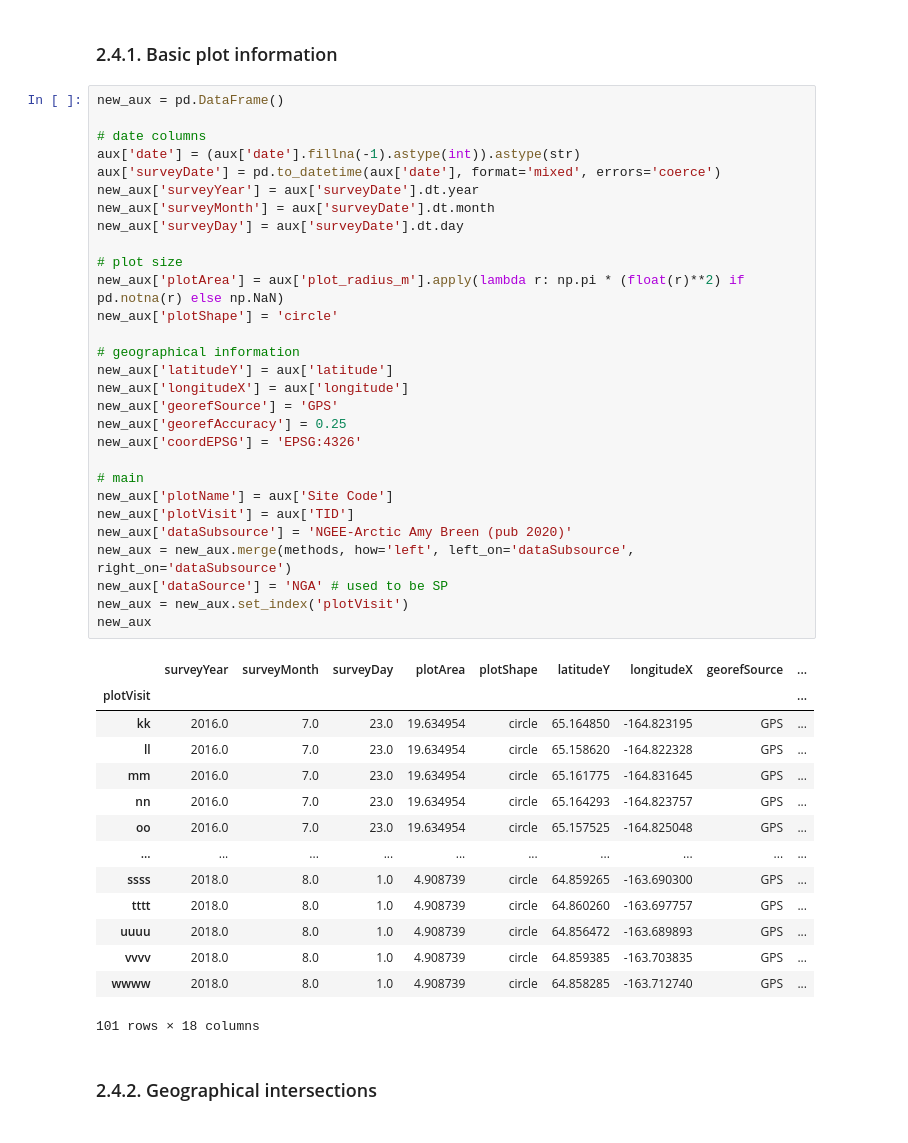
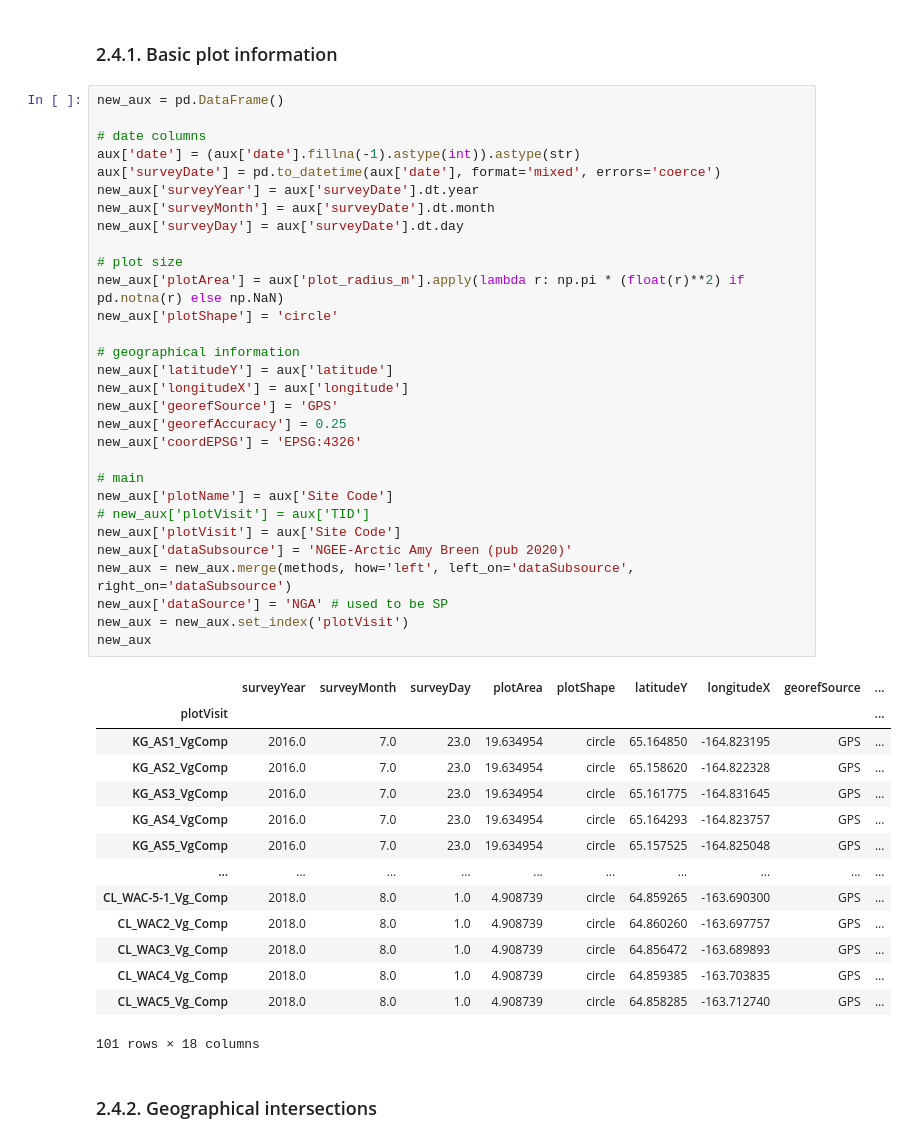
Before and after one commit to climatemodeling/pavc, a Jupyter notebook: processing/standardize_nga.ipynb, the cells around one changed output. Drawn from its saved outputs; the diff is of its cells as text.

```diff
--- a/processing/standardize_nga.ipynb
+++ b/processing/standardize_nga.ipynb
@@ -603,45 +611,46 @@ aux
 new_aux = pd.DataFrame()
 
 # date columns
 aux['date'] = (aux['date'].fillna(-1).astype(int)).astype(str)
 aux['surveyDate'] = pd.to_datetime(aux['date'], format='mixed', errors='coerce')
 new_aux['surveyYear'] = aux['surveyDate'].dt.year
 new_aux['surveyMonth'] = aux['surveyDate'].dt.month
 new_aux['surveyDay'] = aux['surveyDate'].dt.day
 
 # plot size
 new_aux['plotArea'] = aux['plot_radius_m'].apply(lambda r: np.pi * (float(r)**2) if pd.notna(r) else np.NaN)
 new_aux['plotShape'] = 'circle'
 
 # geographical information
 new_aux['latitudeY'] = aux['latitude']
 new_aux['longitudeX'] = aux['longitude']
 new_aux['georefSource'] = 'GPS'
 new_aux['georefAccuracy'] = 0.25
 new_aux['coordEPSG'] = 'EPSG:4326'
 
 # main
 new_aux['plotName'] = aux['Site Code']
-new_aux['plotVisit'] = aux['TID']
+# new_aux['plotVisit'] = aux['TID']
+new_aux['plotVisit'] = aux['Site Code']
 new_aux['dataSubsource'] = 'NGEE-Arctic Amy Breen (pub 2020)'
 new_aux = new_aux.merge(methods, how='left', left_on='dataSubsource', right_on='dataSubsource')
 new_aux['dataSource'] = 'NGA' # used to be SP
 new_aux = new_aux.set_index('plotVisit')
 new_aux
 # %% [output]
 |  | surveyYear | surveyMonth | surveyDay | plotArea | plotShape | latitudeY | longitudeX | georefSource | ... |
 | plotVisit |  |  |  |  |  |  |  |  | ... |
-| kk | 2016.0 | 7.0 | 23.0 | 19.634954 | circle | 65.164850 | -164.823195 | GPS | ... |
-| ll | 2016.0 | 7.0 | 23.0 | 19.634954 | circle | 65.158620 | -164.822328 | GPS | ... |
-| mm | 2016.0 | 7.0 | 23.0 | 19.634954 | circle | 65.161775 | -164.831645 | GPS | ... |
-| nn | 2016.0 | 7.0 | 23.0 | 19.634954 | circle | 65.164293 | -164.823757 | GPS | ... |
-| oo | 2016.0 | 7.0 | 23.0 | 19.634954 | circle | 65.157525 | -164.825048 | GPS | ... |
+| KG_AS1_VgComp | 2016.0 | 7.0 | 23.0 | 19.634954 | circle | 65.164850 | -164.823195 | GPS | ... |
+| KG_AS2_VgComp | 2016.0 | 7.0 | 23.0 | 19.634954 | circle | 65.158620 | -164.822328 | GPS | ... |
+| KG_AS3_VgComp | 2016.0 | 7.0 | 23.0 | 19.634954 | circle | 65.161775 | -164.831645 | GPS | ... |
+| KG_AS4_VgComp | 2016.0 | 7.0 | 23.0 | 19.634954 | circle | 65.164293 | -164.823757 | GPS | ... |
+| KG_AS5_VgComp | 2016.0 | 7.0 | 23.0 | 19.634954 | circle | 65.157525 | -164.825048 | GPS | ... |
 | ... | ... | ... | ... | ... | ... | ... | ... | ... | ... |
-| ssss | 2018.0 | 8.0 | 1.0 | 4.908739 | circle | 64.859265 | -163.690300 | GPS | ... |
-| tttt | 2018.0 | 8.0 | 1.0 | 4.908739 | circle | 64.860260 | -163.697757 | GPS | ... |
-| uuuu | 2018.0 | 8.0 | 1.0 | 4.908739 | circle | 64.856472 | -163.689893 | GPS | ... |
-| vvvv | 2018.0 | 8.0 | 1.0 | 4.908739 | circle | 64.859385 | -163.703835 | GPS | ... |
-| wwww | 2018.0 | 8.0 | 1.0 | 4.908739 | circle | 64.858285 | -163.712740 | GPS | ... |
+| CL_WAC-5-1_Vg_Comp | 2018.0 | 8.0 | 1.0 | 4.908739 | circle | 64.859265 | -163.690300 | GPS | ... |
+| CL_WAC2_Vg_Comp | 2018.0 | 8.0 | 1.0 | 4.908739 | circle | 64.860260 | -163.697757 | GPS | ... |
+| CL_WAC3_Vg_Comp | 2018.0 | 8.0 | 1.0 | 4.908739 | circle | 64.856472 | -163.689893 | GPS | ... |
+| CL_WAC4_Vg_Comp | 2018.0 | 8.0 | 1.0 | 4.908739 | circle | 64.859385 | -163.703835 | GPS | ... |
+| CL_WAC5_Vg_Comp | 2018.0 | 8.0 | 1.0 | 4.908739 | circle | 64.858285 | -163.712740 | GPS | ... |
 101 rows × 18 columns
 # %% [markdown]
 ### 2.4.2. Geographical intersections <a name="geo"></a>
```
Also changed, not shown: parts of 17 cells of this notebook, 4 other files.
